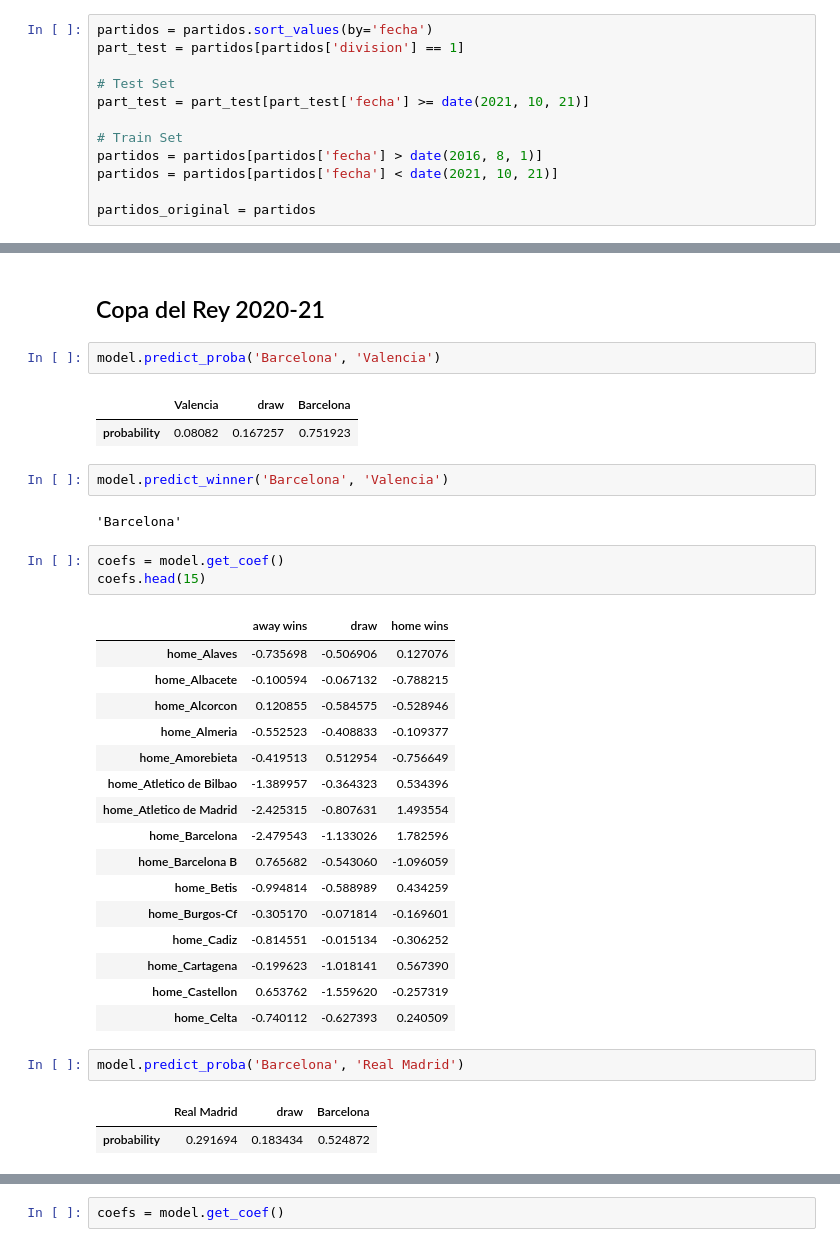
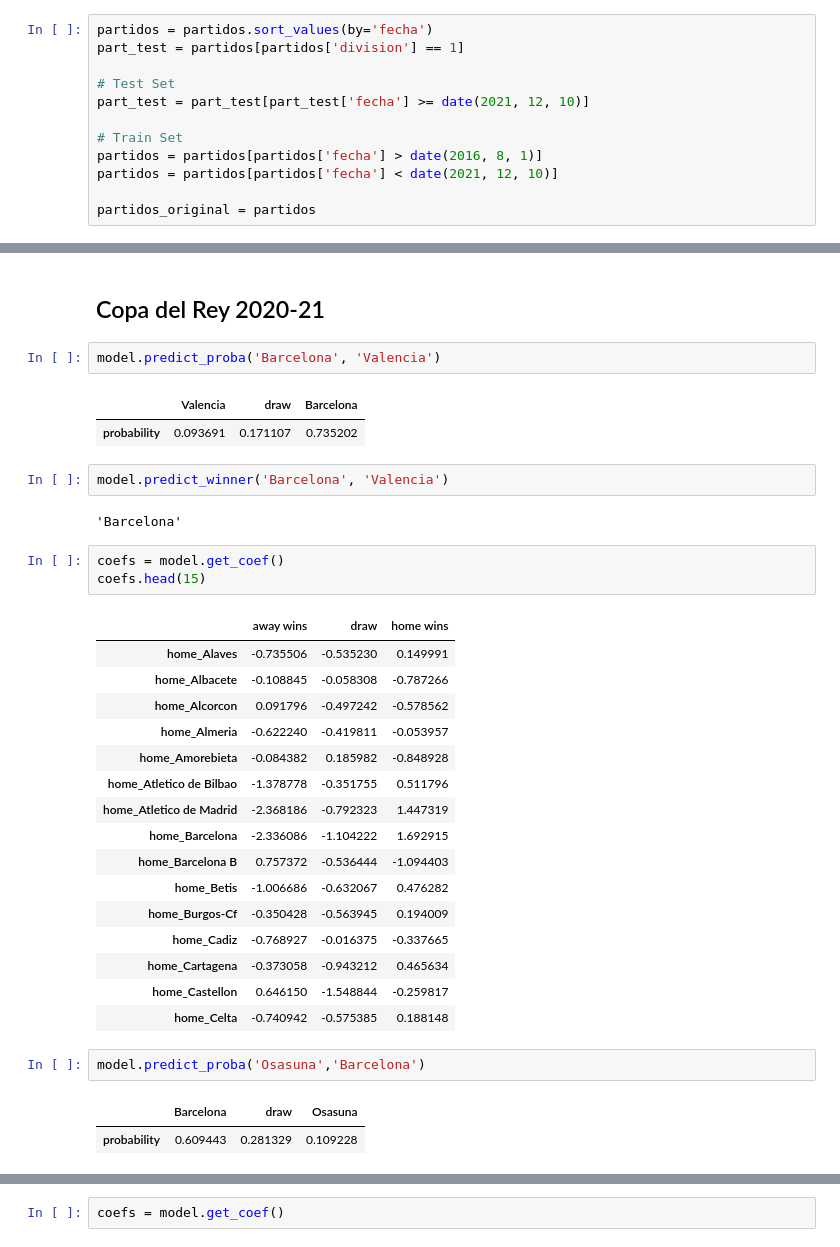
Before and after one commit to tonirodriguez/octopy, a Jupyter notebook: octopy/Liga.ipynb, the cells around one changed output, grey strips where cells are left out. Saved outputs shown, nothing was run; the diff lists cells and outputs as text.

```diff
--- a/octopy/Liga.ipynb
+++ b/octopy/Liga.ipynb
@@ -75,11 +75,11 @@ partidos = partidos.sort_values(by='fecha')
 part_test = partidos[partidos['division'] == 1]
 
 # Test Set
-part_test = part_test[part_test['fecha'] >= date(2021, 10, 21)]
+part_test = part_test[part_test['fecha'] >= date(2021, 12, 10)]
 
 # Train Set
 partidos = partidos[partidos['fecha'] > date(2016, 8, 1)]
-partidos = partidos[partidos['fecha'] < date(2021, 10, 21)]
+partidos = partidos[partidos['fecha'] < date(2021, 12, 10)]
 
 partidos_original = partidos
 # %%
@@ -151,7 +151,7 @@ jax_export.tail(10)
 model.predict_proba('Barcelona', 'Valencia')
 # %% [output]
 |  | Valencia | draw | Barcelona |
-| probability | 0.08082 | 0.167257 | 0.751923 |
+| probability | 0.093691 | 0.171107 | 0.735202 |
 # %%
 model.predict_winner('Barcelona', 'Valencia')
 # %% [output]
@@ -161,24 +161,24 @@ coefs = model.get_coef()
 coefs.head(15)
 # %% [output]
 |  | away wins | draw | home wins |
-| home_Alaves | -0.735698 | -0.506906 | 0.127076 |
-| home_Albacete | -0.100594 | -0.067132 | -0.788215 |
-| home_Alcorcon | 0.120855 | -0.584575 | -0.528946 |
-| home_Almeria | -0.552523 | -0.408833 | -0.109377 |
-| home_Amorebieta | -0.419513 | 0.512954 | -0.756649 |
-| home_Atletico de Bilbao | -1.389957 | -0.364323 | 0.534396 |
-| home_Atletico de Madrid | -2.425315 | -0.807631 | 1.493554 |
-| home_Barcelona | -2.479543 | -1.133026 | 1.782596 |
-| home_Barcelona B | 0.765682 | -0.543060 | -1.096059 |
-| home_Betis | -0.994814 | -0.588989 | 0.434259 |
-| home_Burgos-Cf | -0.305170 | -0.071814 | -0.169601 |
-| home_Cadiz | -0.814551 | -0.015134 | -0.306252 |
-| home_Cartagena | -0.199623 | -1.018141 | 0.567390 |
-| home_Castellon | 0.653762 | -1.559620 | -0.257319 |
-| home_Celta | -0.740112 | -0.627393 | 0.240509 |
+| home_Alaves | -0.735506 | -0.535230 | 0.149991 |
+| home_Albacete | -0.108845 | -0.058308 | -0.787266 |
+| home_Alcorcon | 0.091796 | -0.497242 | -0.578562 |
+| home_Almeria | -0.622240 | -0.419811 | -0.053957 |
+| home_Amorebieta | -0.084382 | 0.185982 | -0.848928 |
+| home_Atletico de Bilbao | -1.378778 | -0.351755 | 0.511796 |
+| home_Atletico de Madrid | -2.368186 | -0.792323 | 1.447319 |
+| home_Barcelona | -2.336086 | -1.104222 | 1.692915 |
+| home_Barcelona B | 0.757372 | -0.536444 | -1.094403 |
+| home_Betis | -1.006686 | -0.632067 | 0.476282 |
+| home_Burgos-Cf | -0.350428 | -0.563945 | 0.194009 |
+| home_Cadiz | -0.768927 | -0.016375 | -0.337665 |
+| home_Cartagena | -0.373058 | -0.943212 | 0.465634 |
+| home_Castellon | 0.646150 | -1.548844 | -0.259817 |
+| home_Celta | -0.740942 | -0.575385 | 0.188148 |
 # %%
-model.predict_proba('Barcelona', 'Real Madrid')
+model.predict_proba('Osasuna','Barcelona')
 # %% [output]
-|  | Real Madrid | draw | Barcelona |
-| probability | 0.291694 | 0.183434 | 0.524872 |
+|  | Barcelona | draw | Osasuna |
+| probability | 0.609443 | 0.281329 | 0.109228 |
 # %%
```
Also changed, not shown: parts of 14 cells of this notebook, 7 other files.
